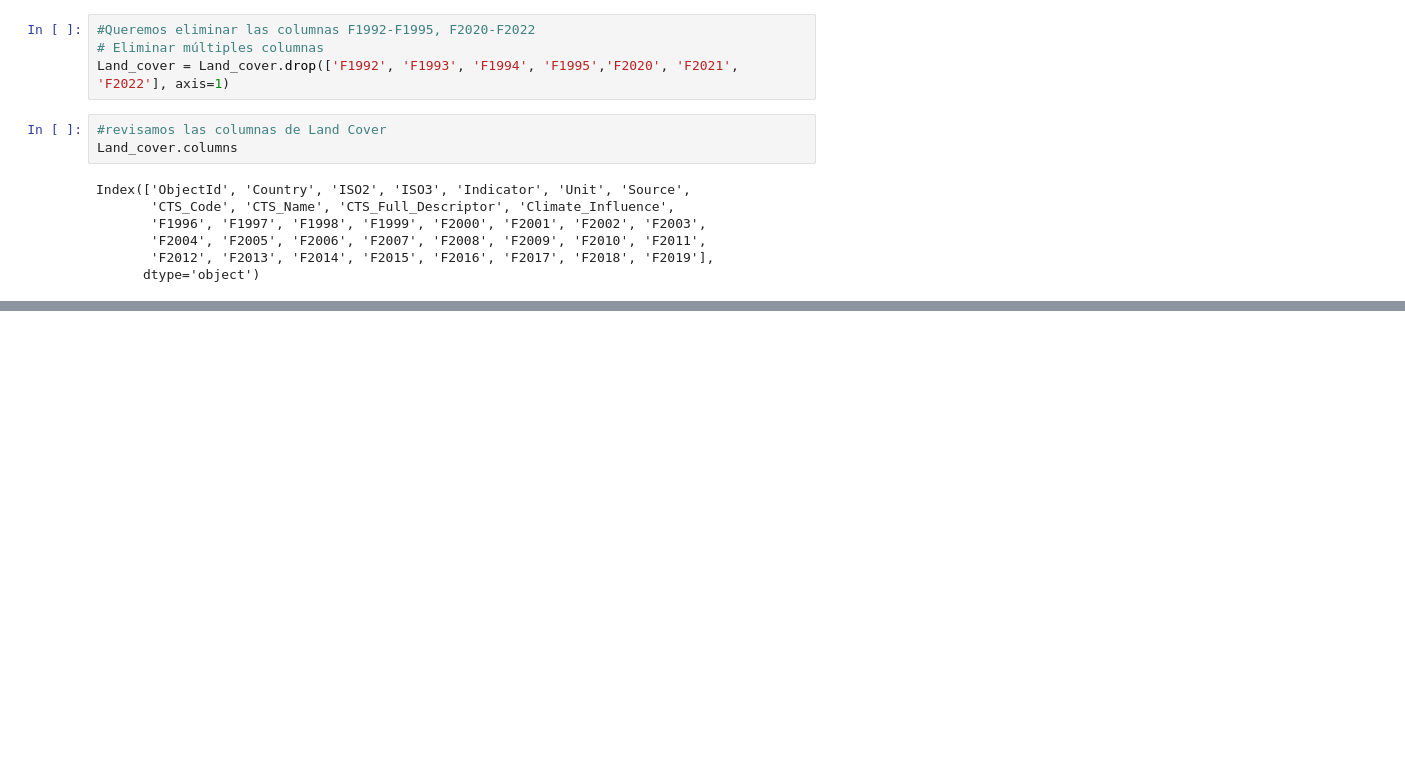
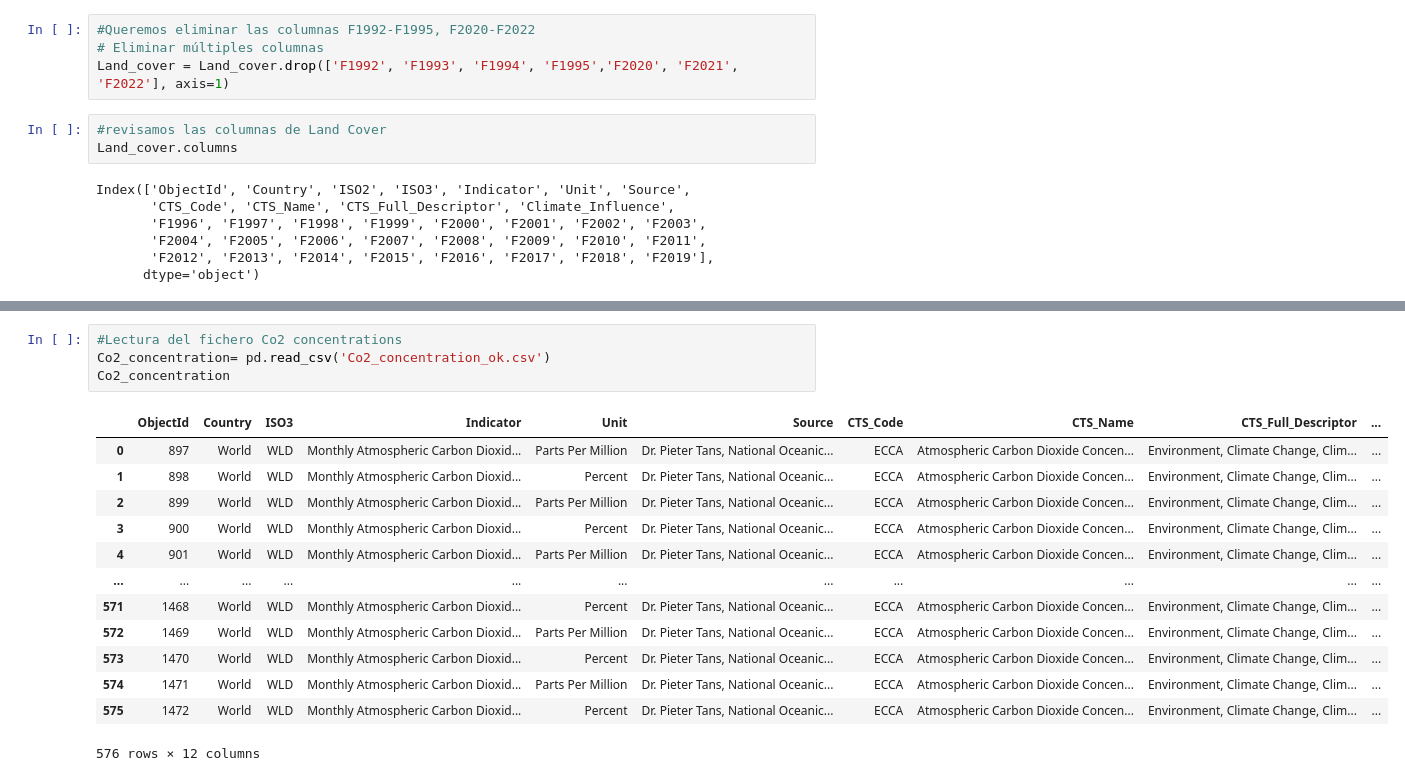
Before and after one commit to Adalab/cristinarull14-proyecto-da-promo-b-modulo-4-team-4-, a Jupyter notebook: EDA.ipynb, the cells around one changed output, grey strips where cells are left out. Cells and saved outputs as stored; diff of their text form; blank space fills up the shorter version.

```diff
--- a/EDA.ipynb
+++ b/EDA.ipynb
@@ -520,0 +515,18 @@ Land_cover.to_csv('Land_Cover_Accounts_ok.csv', index=False)
+# %%
+#Lectura del fichero Co2 concentrations
+Co2_concentration= pd.read_csv('Co2_concentration_ok.csv')
+Co2_concentration
+# %% [output]
+|  | ObjectId | Country | ISO3 | Indicator | Unit | Source | CTS_Code | CTS_Name | CTS_Full_Descriptor | ... |
+| 0 | 897 | World | WLD | Monthly Atmospheric Carbon Dioxid... | Parts Per Million | Dr. Pieter Tans, National Oceanic... | ECCA | Atmospheric Carbon Dioxide Concen... | Environment, Climate Change, Clim... | ... |
+| 1 | 898 | World | WLD | Monthly Atmospheric Carbon Dioxid... | Percent | Dr. Pieter Tans, National Oceanic... | ECCA | Atmospheric Carbon Dioxide Concen... | Environment, Climate Change, Clim... | ... |
+| 2 | 899 | World | WLD | Monthly Atmospheric Carbon Dioxid... | Parts Per Million | Dr. Pieter Tans, National Oceanic... | ECCA | Atmospheric Carbon Dioxide Concen... | Environment, Climate Change, Clim... | ... |
+| 3 | 900 | World | WLD | Monthly Atmospheric Carbon Dioxid... | Percent | Dr. Pieter Tans, National Oceanic... | ECCA | Atmospheric Carbon Dioxide Concen... | Environment, Climate Change, Clim... | ... |
+| 4 | 901 | World | WLD | Monthly Atmospheric Carbon Dioxid... | Parts Per Million | Dr. Pieter Tans, National Oceanic... | ECCA | Atmospheric Carbon Dioxide Concen... | Environment, Climate Change, Clim... | ... |
+| ... | ... | ... | ... | ... | ... | ... | ... | ... | ... | ... |
+| 571 | 1468 | World | WLD | Monthly Atmospheric Carbon Dioxid... | Percent | Dr. Pieter Tans, National Oceanic... | ECCA | Atmospheric Carbon Dioxide Concen... | Environment, Climate Change, Clim... | ... |
+| 572 | 1469 | World | WLD | Monthly Atmospheric Carbon Dioxid... | Parts Per Million | Dr. Pieter Tans, National Oceanic... | ECCA | Atmospheric Carbon Dioxide Concen... | Environment, Climate Change, Clim... | ... |
+| 573 | 1470 | World | WLD | Monthly Atmospheric Carbon Dioxid... | Percent | Dr. Pieter Tans, National Oceanic... | ECCA | Atmospheric Carbon Dioxide Concen... | Environment, Climate Change, Clim... | ... |
+| 574 | 1471 | World | WLD | Monthly Atmospheric Carbon Dioxid... | Parts Per Million | Dr. Pieter Tans, National Oceanic... | ECCA | Atmospheric Carbon Dioxide Concen... | Environment, Climate Change, Clim... | ... |
+| 575 | 1472 | World | WLD | Monthly Atmospheric Carbon Dioxid... | Percent | Dr. Pieter Tans, National Oceanic... | ECCA | Atmospheric Carbon Dioxide Concen... | Environment, Climate Change, Clim... | ... |
+576 rows × 12 columns
```
Also changed, not shown: parts of 27 cells of this notebook, 4 other files.
